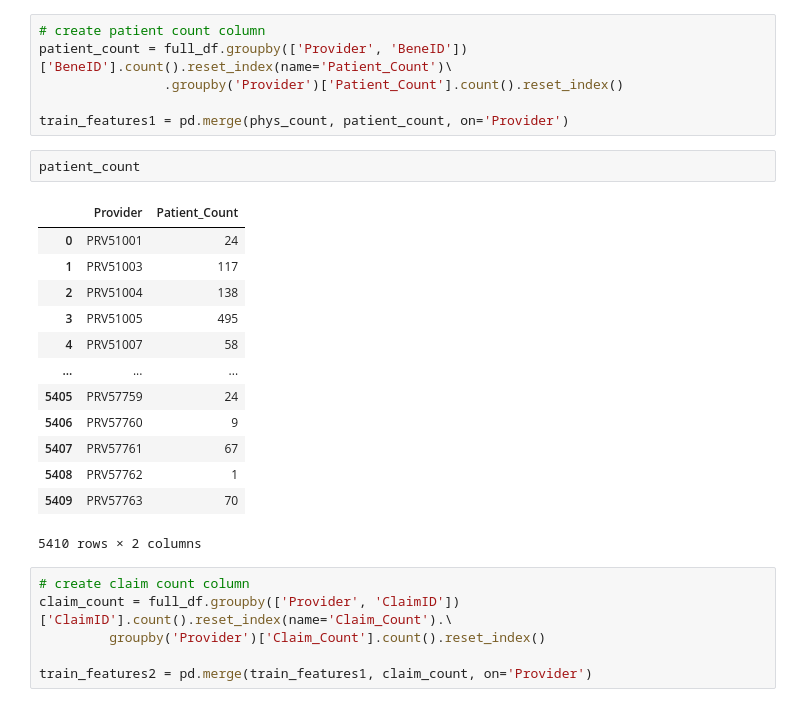
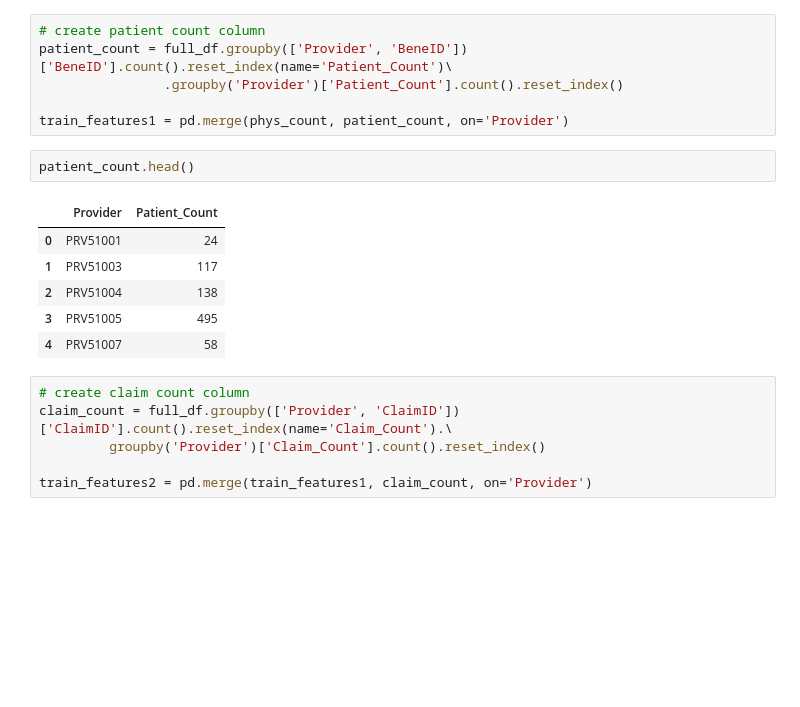
Before and after one commit to cosmochoi/healthcare_fraud, a Jupyter notebook: Feature_Engineering.ipynb, the cells around one changed output. Cells and saved outputs as stored; diff of their text form; blank space fills up the shorter version.

```diff
--- a/Feature_Engineering.ipynb
+++ b/Feature_Engineering.ipynb
@@ -25,21 +25,14 @@ patient_count = full_df.groupby(['Provider', 'BeneID'])['BeneID'].count().reset_
 
 train_features1 = pd.merge(phys_count, patient_count, on='Provider')
 # %%
-patient_count
+patient_count.head()
 # %% [output]
 |  | Provider | Patient_Count |
 | 0 | PRV51001 | 24 |
 | 1 | PRV51003 | 117 |
 | 2 | PRV51004 | 138 |
 | 3 | PRV51005 | 495 |
 | 4 | PRV51007 | 58 |
-| ... | ... | ... |
-| 5405 | PRV57759 | 24 |
-| 5406 | PRV57760 | 9 |
-| 5407 | PRV57761 | 67 |
-| 5408 | PRV57762 | 1 |
-| 5409 | PRV57763 | 70 |
-5410 rows × 2 columns
 # %%
 # create claim count column
 claim_count = full_df.groupby(['Provider', 'ClaimID'])['ClaimID'].count().reset_index(name='Claim_Count').\
```
Also changed, not shown: parts of 4 cells of this notebook.
